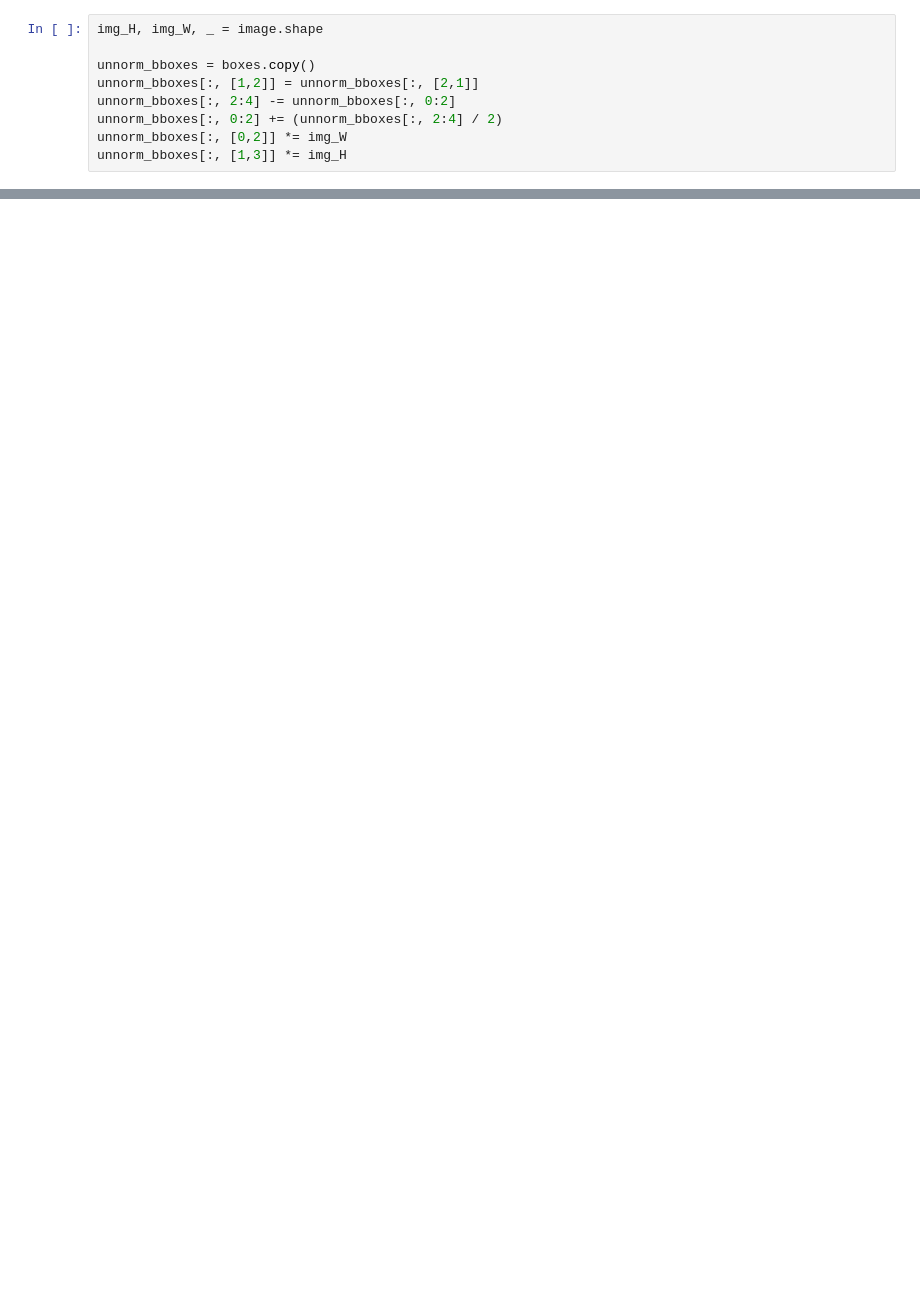
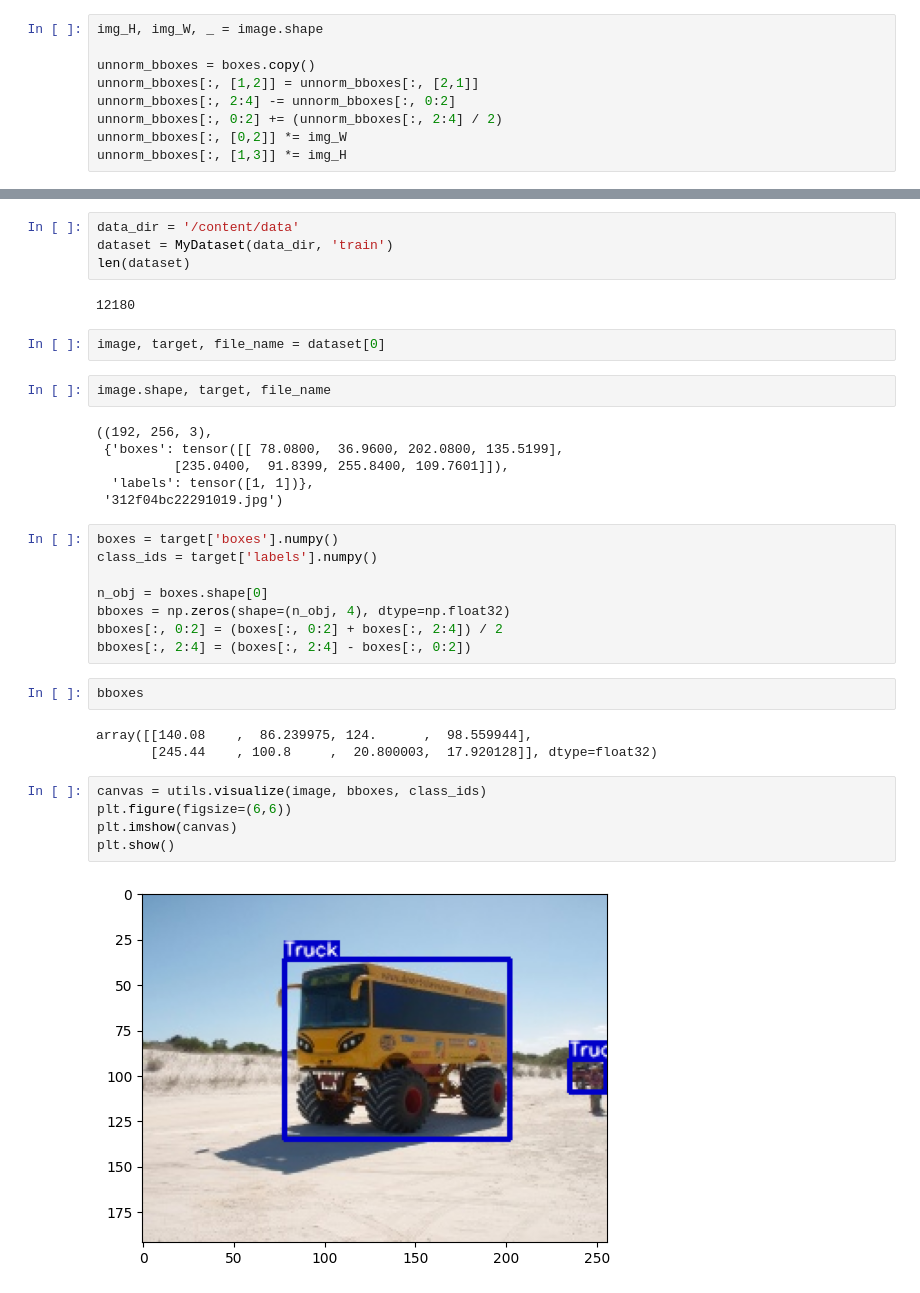
Before and after one commit to seonydg/object-detection, a Jupyter notebook: f_rcnn_bus_trcuk/faster-r-cnn_bus&trcuk.ipynb, the cells around one changed output, grey strips where cells are left out. Saved outputs shown, nothing was run; the diff lists cells and outputs as text; blank space fills up the shorter version.

```diff
--- a/f_rcnn_bus_trcuk/faster-r-cnn_bus&trcuk.ipynb
+++ b/f_rcnn_bus_trcuk/faster-r-cnn_bus&trcuk.ipynb
@@ -201,0 +298,36 @@ plt.show()
+# %%
+data_dir = '/content/data'
+dataset = MyDataset(data_dir, 'train')
+len(dataset)
+# %% [output]
+12180
+# %%
+image, target, file_name = dataset[0]
+# %%
+image.shape, target, file_name
+# %% [output]
+((192, 256, 3),
+ {'boxes': tensor([[ 78.0800,  36.9600, 202.0800, 135.5199],
+          [235.0400,  91.8399, 255.8400, 109.7601]]),
+  'labels': tensor([1, 1])},
+ '312f04bc22291019.jpg')
+# %%
+boxes = target['boxes'].numpy()
+class_ids = target['labels'].numpy()
+
+n_obj = boxes.shape[0]
+bboxes = np.zeros(shape=(n_obj, 4), dtype=np.float32)
+bboxes[:, 0:2] = (boxes[:, 0:2] + boxes[:, 2:4]) / 2
+bboxes[:, 2:4] = (boxes[:, 2:4] - boxes[:, 0:2])
+# %%
+bboxes
+# %% [output]
+array([[140.08    ,  86.239975, 124.      ,  98.559944],
+       [245.44    , 100.8     ,  20.800003,  17.920128]], dtype=float32)
+# %%
+canvas = utils.visualize(image, bboxes, class_ids)
+plt.figure(figsize=(6,6))
+plt.imshow(canvas)
+plt.show()
+# %% [output]
+[figure, added]
```
Also changed, not shown: parts of 47 cells of this notebook.
